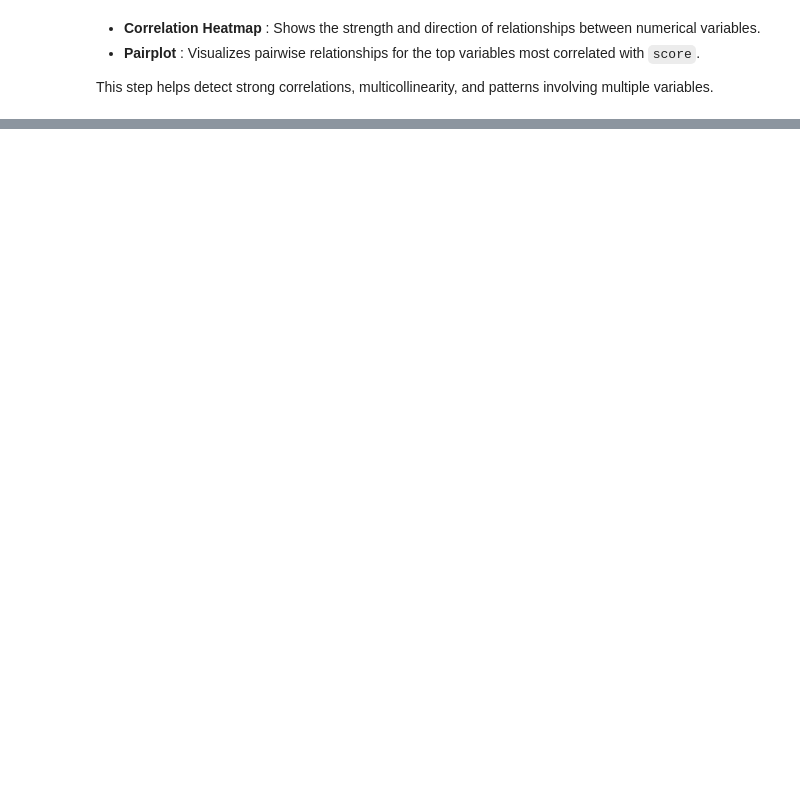
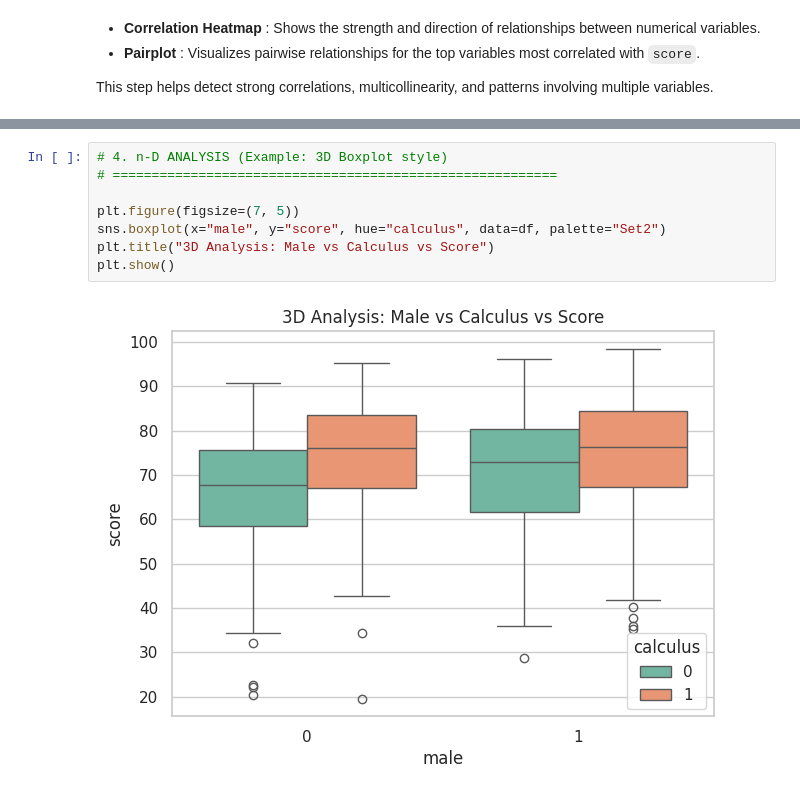
Before and after one commit to Rejuvesh/22BDS0267_EDA, a Jupyter notebook: 22BDS0267.ipynb, the cells around one changed output, grey strips where cells are left out. Drawn from its saved outputs; the diff is of its cells as text; blank space fills up the shorter version.

```diff
--- a/22BDS0267.ipynb
+++ b/22BDS0267.ipynb
@@ -264,0 +423,10 @@ This step helps detect strong correlations, multicollinearity, and patterns invo
+# %%
+# 4. n-D ANALYSIS (Example: 3D Boxplot style)
+# =========================================================
+
+plt.figure(figsize=(7, 5))
+sns.boxplot(x="male", y="score", hue="calculus", data=df, palette="Set2")
+plt.title("3D Analysis: Male vs Calculus vs Score")
+plt.show()
+# %% [output]
+[figure, added]
```
Also changed, not shown: parts of 13 cells of this notebook.
